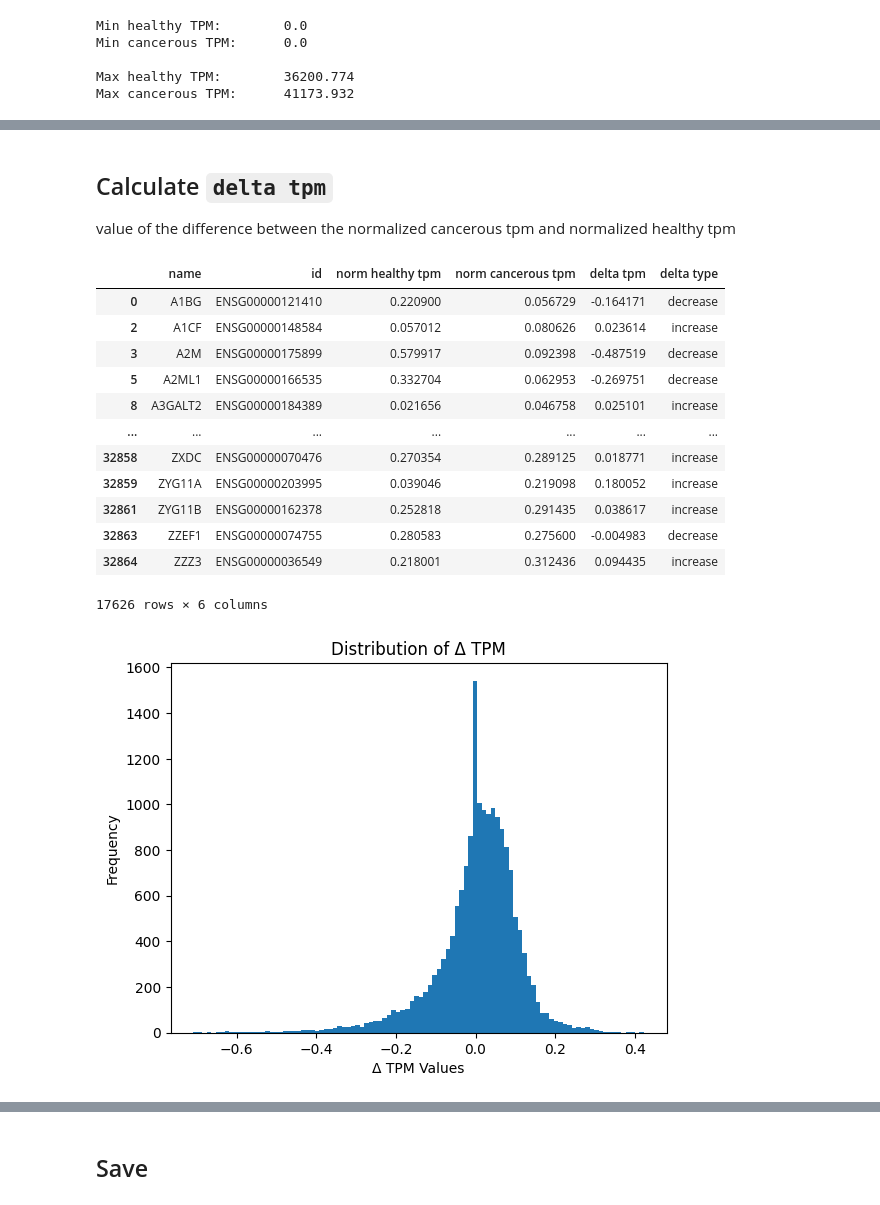
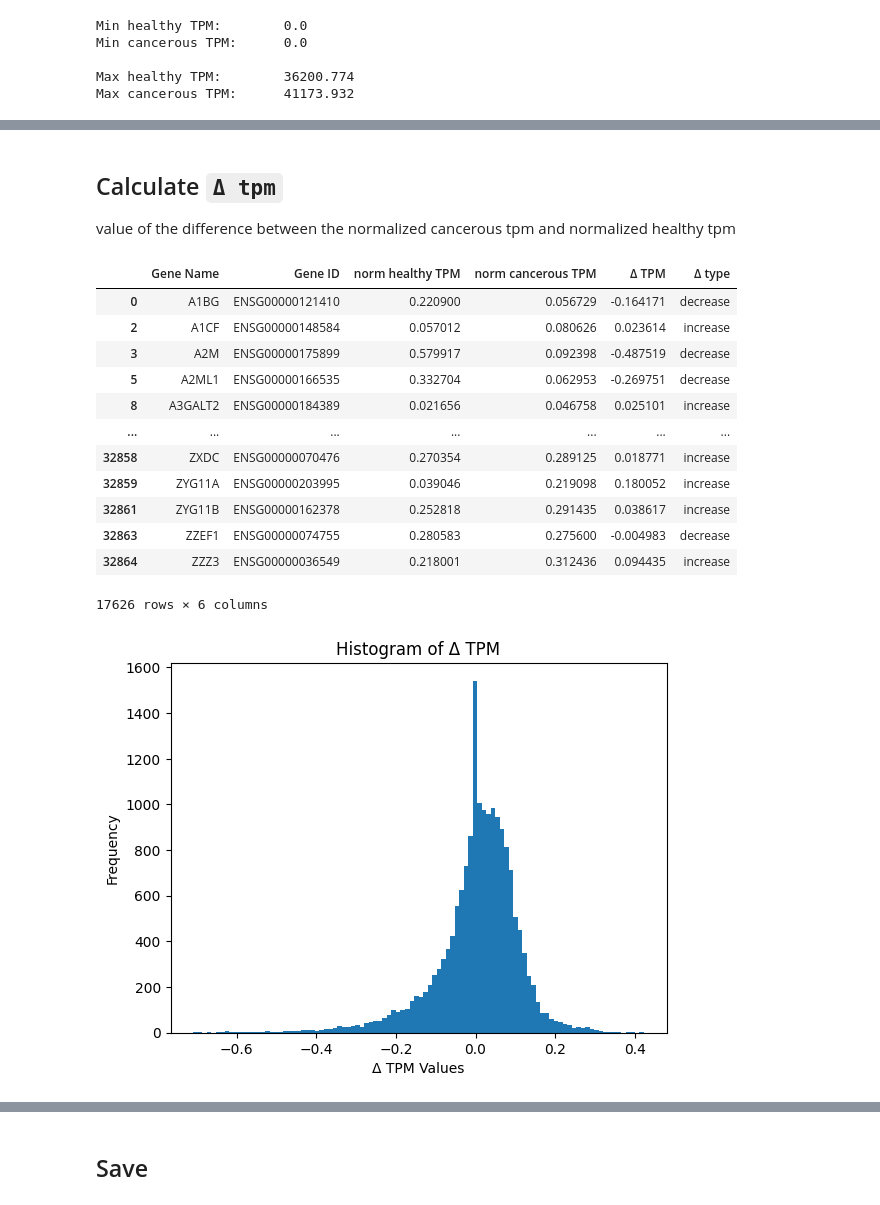
Before and after one commit to SiBergmann/gene_activity_in_lung_cancer, a Jupyter notebook: code/gene_nodes.ipynb, the cells around one changed output, grey strips where cells are left out. Drawn from its saved outputs; the diff is of its cells as text; code cells hidden in the pictures.

```diff
--- a/code/gene_nodes.ipynb
+++ b/code/gene_nodes.ipynb
@@ -38,10 +39,10 @@ len(protein_genes)
 df_nodes_cancer = df_cmp.copy()
 df_nodes_healthy = df_gtex.copy()
 
-df_nodes_genes = df_nodes_cancer.merge(df_nodes_healthy, on='id', how='inner')
+df_nodes_genes = df_nodes_cancer.merge(df_nodes_healthy, on='Gene ID', how='inner')
 
 # filter out those without gene-protein connection
-df_nodes_genes = df_nodes_genes[df_nodes_genes['id'].isin(protein_genes)]
+df_nodes_genes = df_nodes_genes[df_nodes_genes['Gene ID'].isin(protein_genes)]
 
 print(f"There are {df_nodes_genes.shape[0]} rows in the merged dataset. All have a healthy and a cancer TPM value.")
 
@@ -90,15 +91,15 @@ Max healthy TPM:        36200.774
 Max cancerous TPM:      41173.932
 # %%
 # min and max over two datasets
-min_tpm = min(df_nodes_genes['healthy tpm'].min(),
-              df_nodes_genes['cancerous tpm'].min()
+min_tpm = min(df_nodes_genes['healthy TPM'].min(),
+              df_nodes_genes['cancerous TPM'].min()
               )
-max_tpm = max(df_nodes_genes['healthy tpm'].max(),
-              df_nodes_genes['cancerous tpm'].max()
+max_tpm = max(df_nodes_genes['healthy TPM'].max(),
+              df_nodes_genes['cancerous TPM'].max()
               )
 
 # perform log normalization
-df_nodes_genes['norm healthy tpm'] = log_norm_scaling(df_nodes_genes['healthy tpm'], min_tpm, max_tpm)
-df_nodes_genes['norm cancerous tpm'] = log_norm_scaling(df_nodes_genes['cancerous tpm'], min_tpm, max_tpm)
+df_nodes_genes['norm healthy TPM'] = log_norm_scaling(df_nodes_genes['healthy TPM'], min_tpm, max_tpm)
+df_nodes_genes['norm cancerous TPM'] = log_norm_scaling(df_nodes_genes['cancerous TPM'], min_tpm, max_tpm)
 # %%
 # norm healthy tpm
@@ -119,4 +126,4 @@ plt.show()
 # %%
-df_nodes_genes.drop(columns=['healthy tpm', 'cancerous tpm'], inplace=True)
+df_nodes_genes.drop(columns=['healthy TPM', 'cancerous TPM'], inplace=True)
 df_nodes_genes
 # %% [output]
@@ -136,14 +143,14 @@ df_nodes_genes
 # %% [markdown]
-## Calculate `delta tpm`
+## Calculate `Δ tpm`
 
 value of the difference between the normalized cancerous tpm and normalized healthy tpm
 # %%
-df_nodes_genes['delta tpm'] = df_nodes_genes['norm cancerous tpm'] - df_nodes_genes['norm healthy tpm']
-df_nodes_genes['delta type'] = np.where(df_nodes_genes['delta tpm'] > 0, 'increase', 'decrease')
+df_nodes_genes['Δ TPM'] = df_nodes_genes['norm cancerous TPM'] - df_nodes_genes['norm healthy TPM']
+df_nodes_genes['Δ type'] = np.where(df_nodes_genes['Δ TPM'] > 0, 'increase', 'decrease')
 
 df_nodes_genes
 # %% [output]
-|  | name | id | norm healthy tpm | norm cancerous tpm | delta tpm | delta type |
+|  | Gene Name | Gene ID | norm healthy TPM | norm cancerous TPM | Δ TPM | Δ type |
 | 0 | A1BG | ENSG00000121410 | 0.220900 | 0.056729 | -0.164171 | decrease |
 | 2 | A1CF | ENSG00000148584 | 0.057012 | 0.080626 | 0.023614 | increase |
 | 3 | A2M | ENSG00000175899 | 0.579917 | 0.092398 | -0.487519 | decrease |
@@ -157,13 +164,13 @@ df_nodes_genes
 | 32864 | ZZZ3 | ENSG00000036549 | 0.218001 | 0.312436 | 0.094435 | increase |
 17626 rows × 6 columns
 # %%
-plt.hist(df_nodes_genes['delta tpm'], bins=100)
-plt.title('Distribution of Δ TPM')
+plt.hist(df_nodes_genes['Δ TPM'], bins=100)
+plt.title('Histogram of Δ TPM')
 plt.xlabel('Δ TPM Values')
 plt.ylabel('Frequency')
 
 plt.savefig('../tex/figures/03_02_delta_tpm.png')
 plt.show()
 # %% [output]
-[figure, old version]
+[figure, new version]
 # %% [markdown]
```
Also changed, not shown: parts of 10 cells of this notebook, 9 other files.
